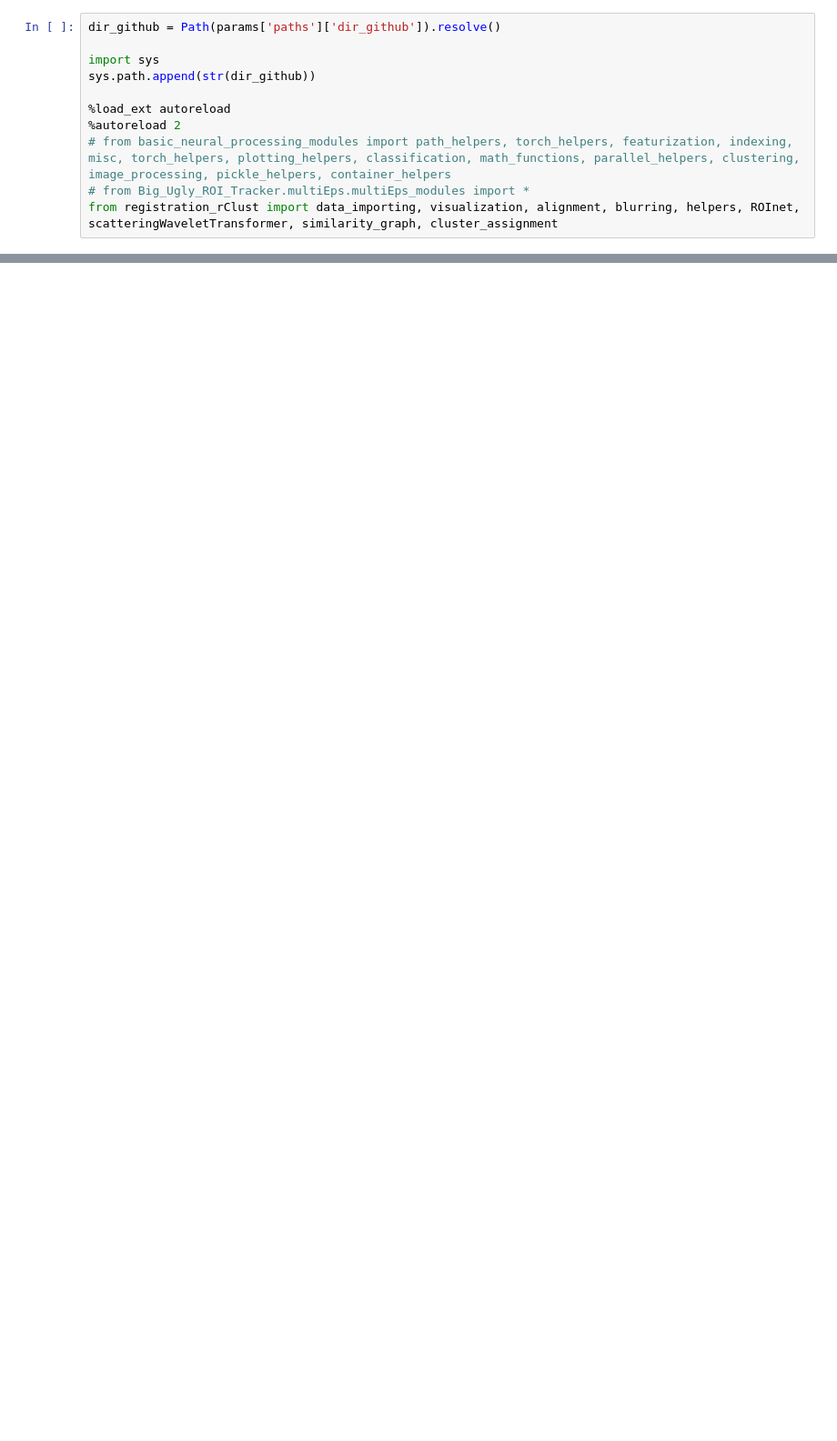
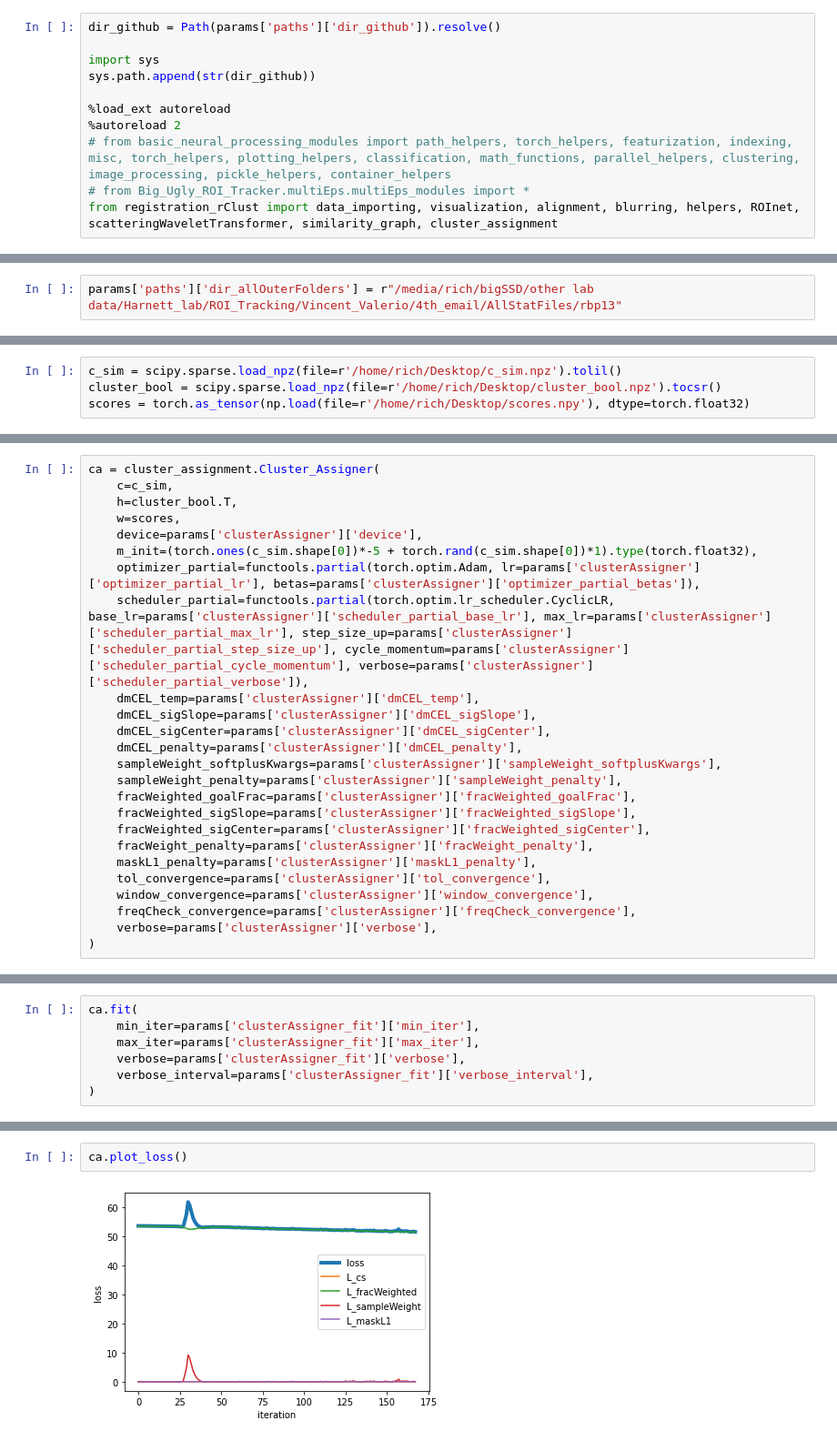
Before and after one commit to RichieHakim/Big_Ugly_ROI_Tracker, a Jupyter notebook: Multisession_ROI_registration_richClust.ipynb, the cells around one changed output, grey strips where cells are left out. Shown at 91% size. Drawn from its saved outputs; the diff is of its cells as text; blank space fills up the shorter version.

```diff
--- a/Multisession_ROI_registration_richClust.ipynb
+++ b/Multisession_ROI_registration_richClust.ipynb
@@ -195 +193,3 @@ params_all = [helpers.deep_update_dict(params, ['paths', 'dir_allOuterFolders'],
+# %%
+params['paths']['dir_allOuterFolders'] = r"/media/rich/bigSSD/other lab data/Harnett_lab/ROI_Tracking/Vincent_Valerio/4th_email/AllStatFiles/rbp13"
 # %%
@@ -557,0 +907,4 @@ starting: running data through network
+# %%
+c_sim = scipy.sparse.load_npz(file=r'/home/rich/Desktop/c_sim.npz').tolil()
+cluster_bool = scipy.sparse.load_npz(file=r'/home/rich/Desktop/cluster_bool.npz').tocsr()
+scores = torch.as_tensor(np.load(file=r'/home/rich/Desktop/scores.npy'), dtype=torch.float32)
@@ -557,0 +919,25 @@ starting: running data through network
+# %%
+ca = cluster_assignment.Cluster_Assigner(
+    c=c_sim,
+    h=cluster_bool.T,
+    w=scores,
+    device=params['clusterAssigner']['device'],
+    m_init=(torch.ones(c_sim.shape[0])*-5 + torch.rand(c_sim.shape[0])*1).type(torch.float32),
+    optimizer_partial=functools.partial(torch.optim.Adam, lr=params['clusterAssigner']['optimizer_partial_lr'], betas=params['clusterAssigner']['optimizer_partial_betas']),
+    scheduler_partial=functools.partial(torch.optim.lr_scheduler.CyclicLR, base_lr=params['clusterAssigner']['scheduler_partial_base_lr'], max_lr=params['clusterAssigner']['scheduler_partial_max_lr'], step_size_up=params['clusterAssigner']['scheduler_partial_step_size_up'], cycle_momentum=params['clusterAssigner']['scheduler_partial_cycle_momentum'], verbose=params['clusterAssigner']['scheduler_partial_verbose']),
+    dmCEL_temp=params['clusterAssigner']['dmCEL_temp'],
+    dmCEL_sigSlope=params['clusterAssigner']['dmCEL_sigSlope'],
+    dmCEL_sigCenter=params['clusterAssigner']['dmCEL_sigCenter'],
+    dmCEL_penalty=params['clusterAssigner']['dmCEL_penalty'],
+    sampleWeight_softplusKwargs=params['clusterAssigner']['sampleWeight_softplusKwargs'],
+    sampleWeight_penalty=params['clusterAssigner']['sampleWeight_penalty'],
+    fracWeighted_goalFrac=params['clusterAssigner']['fracWeighted_goalFrac'],
+    fracWeighted_sigSlope=params['clusterAssigner']['fracWeighted_sigSlope'],
+    fracWeighted_sigCenter=params['clusterAssigner']['fracWeighted_sigCenter'],
+    fracWeight_penalty=params['clusterAssigner']['fracWeight_penalty'],
+    maskL1_penalty=params['clusterAssigner']['maskL1_penalty'],
+    tol_convergence=params['clusterAssigner']['tol_convergence'],
+    window_convergence=params['clusterAssigner']['window_convergence'],
+    freqCheck_convergence=params['clusterAssigner']['freqCheck_convergence'],
+    verbose=params['clusterAssigner']['verbose'],
+)
@@ -557,0 +1008,7 @@ starting: running data through network
+# %%
+ca.fit(
+    min_iter=params['clusterAssigner_fit']['min_iter'],
+    max_iter=params['clusterAssigner_fit']['max_iter'],
+    verbose=params['clusterAssigner_fit']['verbose'],
+    verbose_interval=params['clusterAssigner_fit']['verbose_interval'],
+)
@@ -557,0 +1017,4 @@ starting: running data through network
+# %%
+ca.plot_loss()
+# %% [output]
+[figure, added]
```
Also changed, not shown: parts of 59 cells of this notebook, 6 other files.
